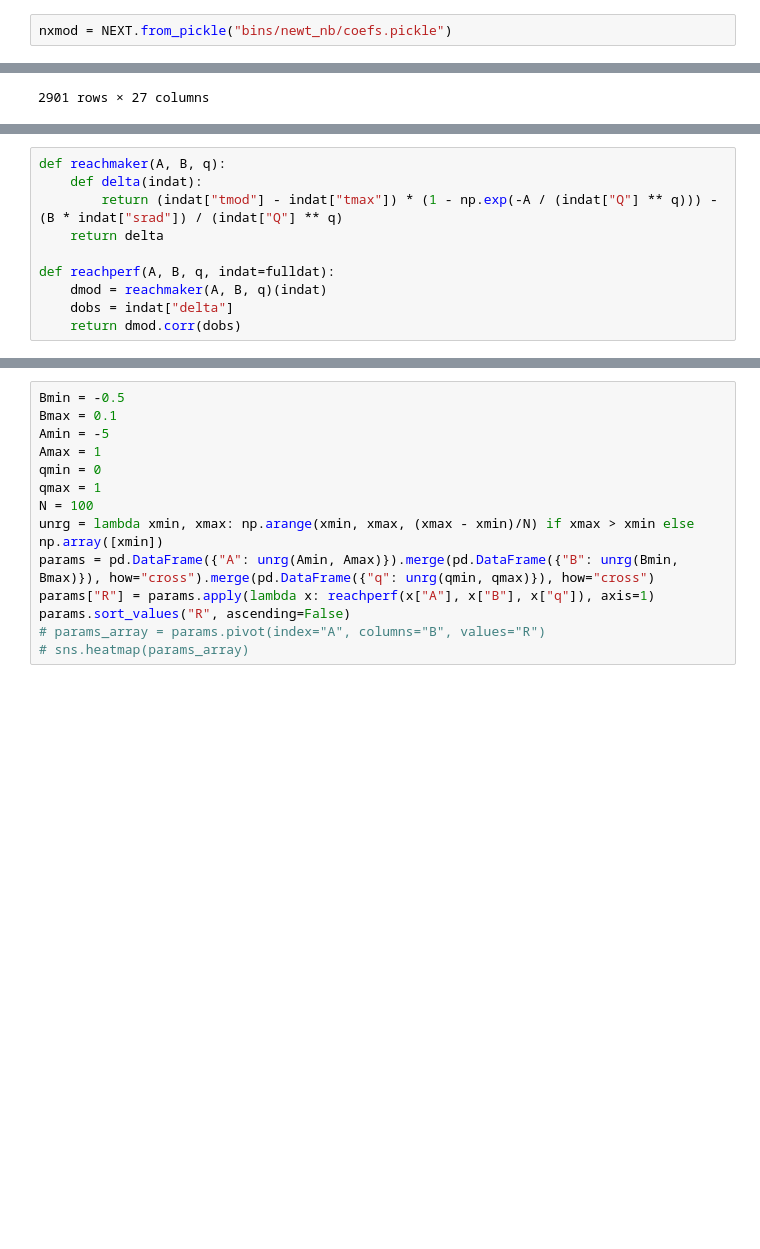
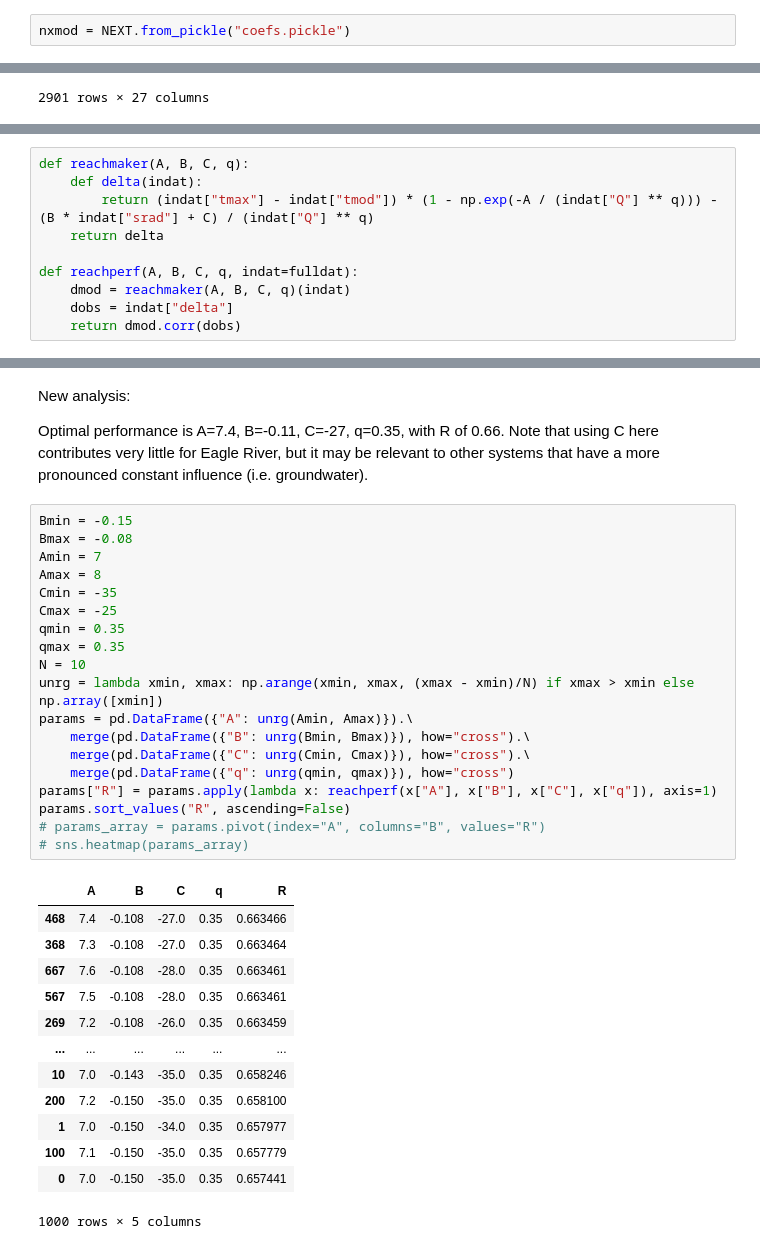
Before and after one commit to mines-ciroh/TempEst-NEWT, a Jupyter notebook: reach_analysis.ipynb, the cells around one changed output, grey strips where cells are left out. Saved outputs shown, nothing was run; the diff lists cells and outputs as text; blank space fills up the shorter version.

```diff
--- a/reach_analysis.ipynb
+++ b/reach_analysis.ipynb
@@ -114,7 +120,7 @@ subws = inputs[inputs["id_type"] != "mainstem"]
 # %% [markdown]
 ## Model No-Reach Temperature
 # %%
-nxmod = NEXT.from_pickle("bins/newt_nb/coefs.pickle")
+nxmod = NEXT.from_pickle("coefs.pickle")
 # %%
 inp_preds = subws.groupby("id").apply(lambda x: nxmod.run(x, reset=True, use_climate=False), include_groups=False).reset_index()
 # %%
@@ -188,10 +192,10 @@ Note using daily *max* air temperature here is also iffy, but daymet tmin covera
 # %%
-def reachmaker(A, B, q):
+def reachmaker(A, B, C, q):
     def delta(indat):
-        return (indat["tmod"] - indat["tmax"]) * (1 - np.exp(-A / (indat["Q"] ** q))) - (B * indat["srad"]) / (indat["Q"] ** q)
+        return (indat["tmax"] - indat["tmod"]) * (1 - np.exp(-A / (indat["Q"] ** q))) - (B * indat["srad"] + C) / (indat["Q"] ** q)
     return delta
 
-def reachperf(A, B, q, indat=fulldat):
-    dmod = reachmaker(A, B, q)(indat)
+def reachperf(A, B, C, q, indat=fulldat):
+    dmod = reachmaker(A, B, C, q)(indat)
     dobs = indat["delta"]
     return dmod.corr(dobs)
@@ -208,14 +225,37 @@ Having determined a general reasonableness range, we can now start running large
+# %% [markdown]
+New analysis:
+
+Optimal performance is A=7.4, B=-0.11, C=-27, q=0.35, with R of 0.66.  Note that using C here contributes very little for Eagle River, but it may be relevant to other systems that have a more pronounced constant influence (i.e. groundwater).
 # %%
-Bmin = -0.5
-Bmax = 0.1
-Amin = -5
-Amax = 1
-qmin = 0
-qmax = 1
-N = 100
+Bmin = -0.15
+Bmax = -0.08
+Amin = 7
+Amax = 8
+Cmin = -35
+Cmax = -25
+qmin = 0.35
+qmax = 0.35
+N = 10
 unrg = lambda xmin, xmax: np.arange(xmin, xmax, (xmax - xmin)/N) if xmax > xmin else np.array([xmin])
-params = pd.DataFrame({"A": unrg(Amin, Amax)}).merge(pd.DataFrame({"B": unrg(Bmin, Bmax)}), how="cross").merge(pd.DataFrame({"q": unrg(qmin, qmax)}), how="cross")
-params["R"] = params.apply(lambda x: reachperf(x["A"], x["B"], x["q"]), axis=1)
+params = pd.DataFrame({"A": unrg(Amin, Amax)}).\
+    merge(pd.DataFrame({"B": unrg(Bmin, Bmax)}), how="cross").\
+    merge(pd.DataFrame({"C": unrg(Cmin, Cmax)}), how="cross").\
+    merge(pd.DataFrame({"q": unrg(qmin, qmax)}), how="cross")
+params["R"] = params.apply(lambda x: reachperf(x["A"], x["B"], x["C"], x["q"]), axis=1)
 params.sort_values("R", ascending=False)
 # params_array = params.pivot(index="A", columns="B", values="R")
 # sns.heatmap(params_array)
+# %% [output]
+|  | A | B | C | q | R |
+| 468 | 7.4 | -0.108 | -27.0 | 0.35 | 0.663466 |
+| 368 | 7.3 | -0.108 | -27.0 | 0.35 | 0.663464 |
+| 667 | 7.6 | -0.108 | -28.0 | 0.35 | 0.663461 |
+| 567 | 7.5 | -0.108 | -28.0 | 0.35 | 0.663461 |
+| 269 | 7.2 | -0.108 | -26.0 | 0.35 | 0.663459 |
+| ... | ... | ... | ... | ... | ... |
+| 10 | 7.0 | -0.143 | -35.0 | 0.35 | 0.658246 |
+| 200 | 7.2 | -0.150 | -35.0 | 0.35 | 0.658100 |
+| 1 | 7.0 | -0.150 | -34.0 | 0.35 | 0.657977 |
+| 100 | 7.1 | -0.150 | -35.0 | 0.35 | 0.657779 |
+| 0 | 7.0 | -0.150 | -35.0 | 0.35 | 0.657441 |
+1000 rows × 5 columns
```
Also changed, not shown: parts of 5 cells of this notebook.
